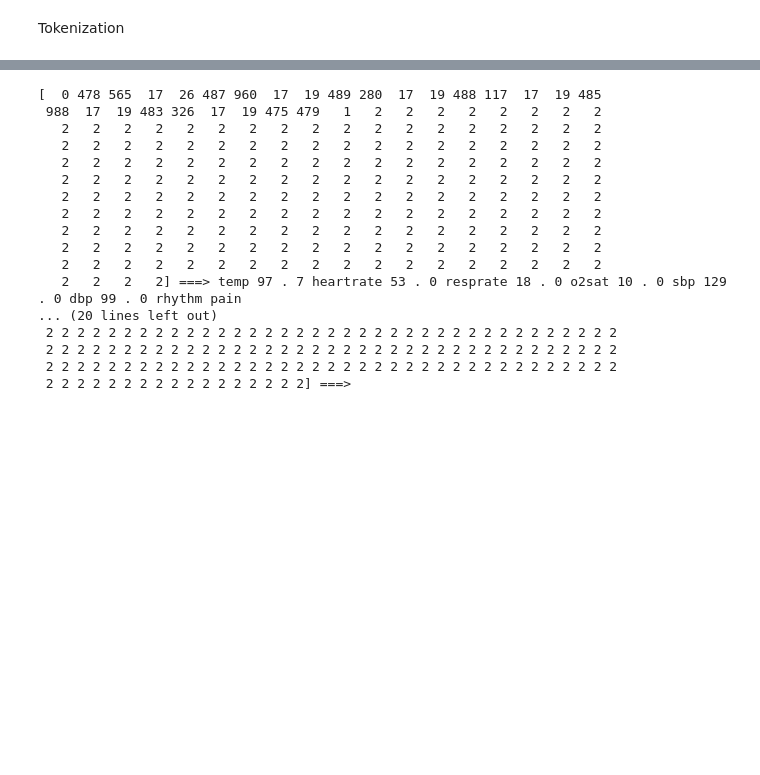
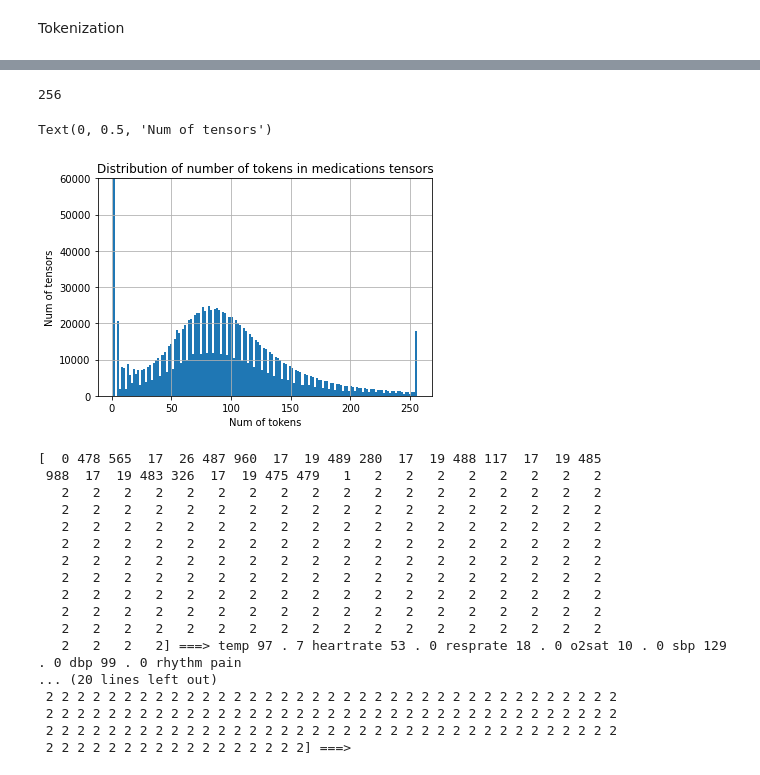
Before and after one commit to maslenkovas/aki_prediction, a Jupyter notebook: pretraining/playground.ipynb, the cells around one changed output, grey strips where cells are left out. Cells and saved outputs as stored; diff of their text form; code cells hidden in the pictures; blank space fills up the shorter version.

```diff
--- a/pretraining/playground.ipynb
+++ b/pretraining/playground.ipynb
@@ -328,7 +827,7 @@ vocab_size = tokenizer.get_vocab_size()
 print(vocab_size)
 device='cpu'
 frac=1
-BATCH_SIZE=16
+BATCH_SIZE=1024
 LR=0.00001
 # %% [output]
 22569
@@ -364,0 +864,10 @@ influenza vaccine quadrivalent 0 . 5 ml ; bisacodyl 10 mg ; senna 8 . 6 mg ; hep
+# %%
+lens_meds = []
+tokenizer.enable_truncation(500)
+for tensor_demo, tensor_diags, tensor_vitals, tensor_labs, tensor_meds, idx in train_loader:
+    for sample in tensor_meds.cpu().detach():
+        for day in sample:
+            # print(day)
+            idx = np.where(day==1)[0][0]
+            # print(len(day[:idx]))
+            lens_meds.append(len(day[:idx]))
@@ -365,3 +887,17 @@ influenza vaccine quadrivalent 0 . 5 ml ; bisacodyl 10 mg ; senna 8 . 6 mg ; hep
+# %%
+from matplotlib import pyplot as plt
+%matplotlib inline
+print(np.max(lens_meds))
+plt.hist(lens_meds, density=False, bins=150)
+plt.ylim(0, 60000)
+plt.grid()
+plt.title('Distribution of number of tokens in medications tensors')
+plt.xlabel('Num of tokens')
+plt.ylabel('Num of tensors')
+# %% [output]
+256
+Text(0, 0.5, 'Num of tensors')
+[figure, added]
 # %%
 for p in tensor_vitals[i]:
     print(p.cpu().detach().numpy(), "===>", tokenizer.decode(p.cpu().detach().numpy()))
```
Also changed, not shown: parts of 53 cells of this notebook, 4 other files.
